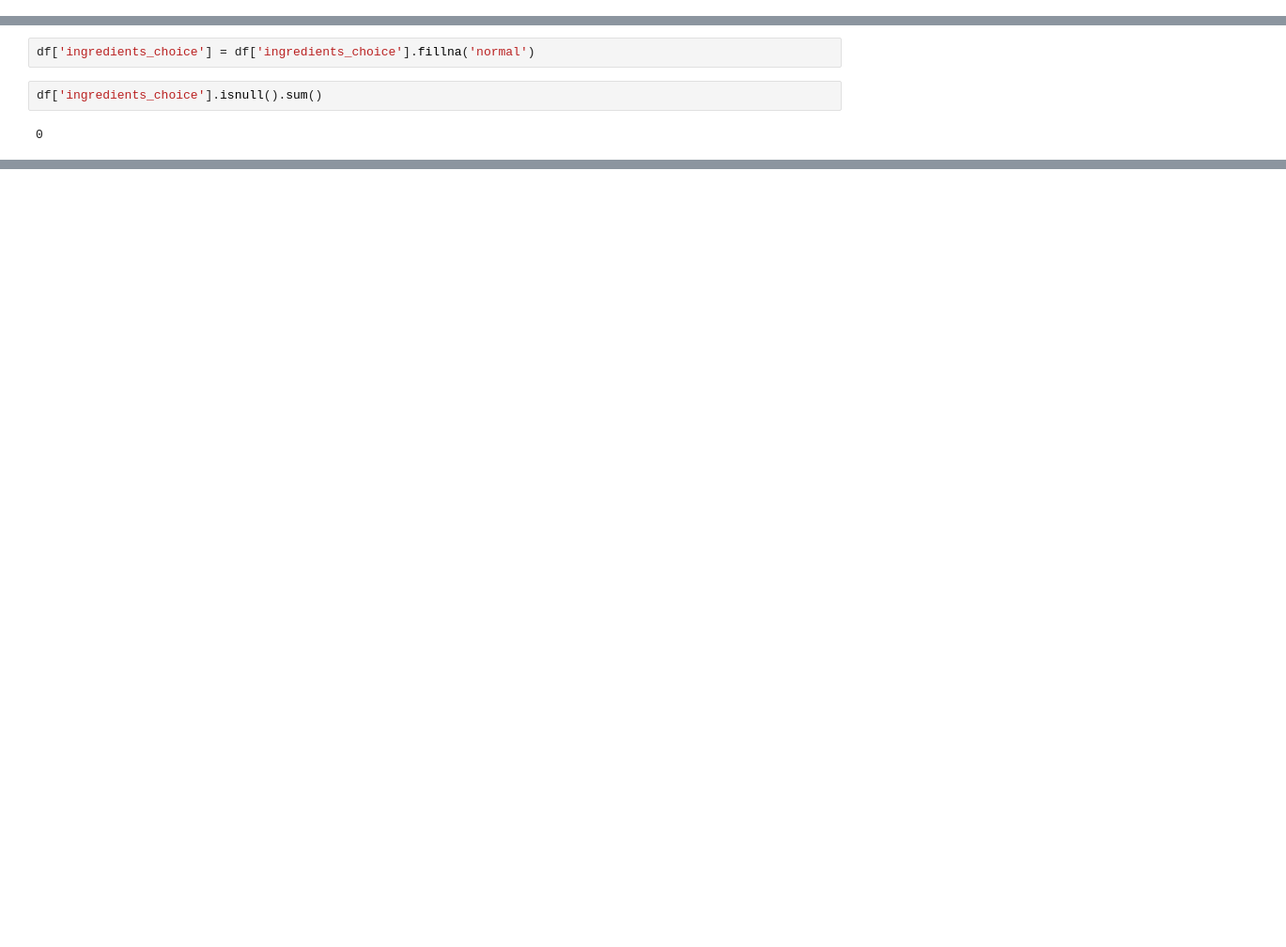
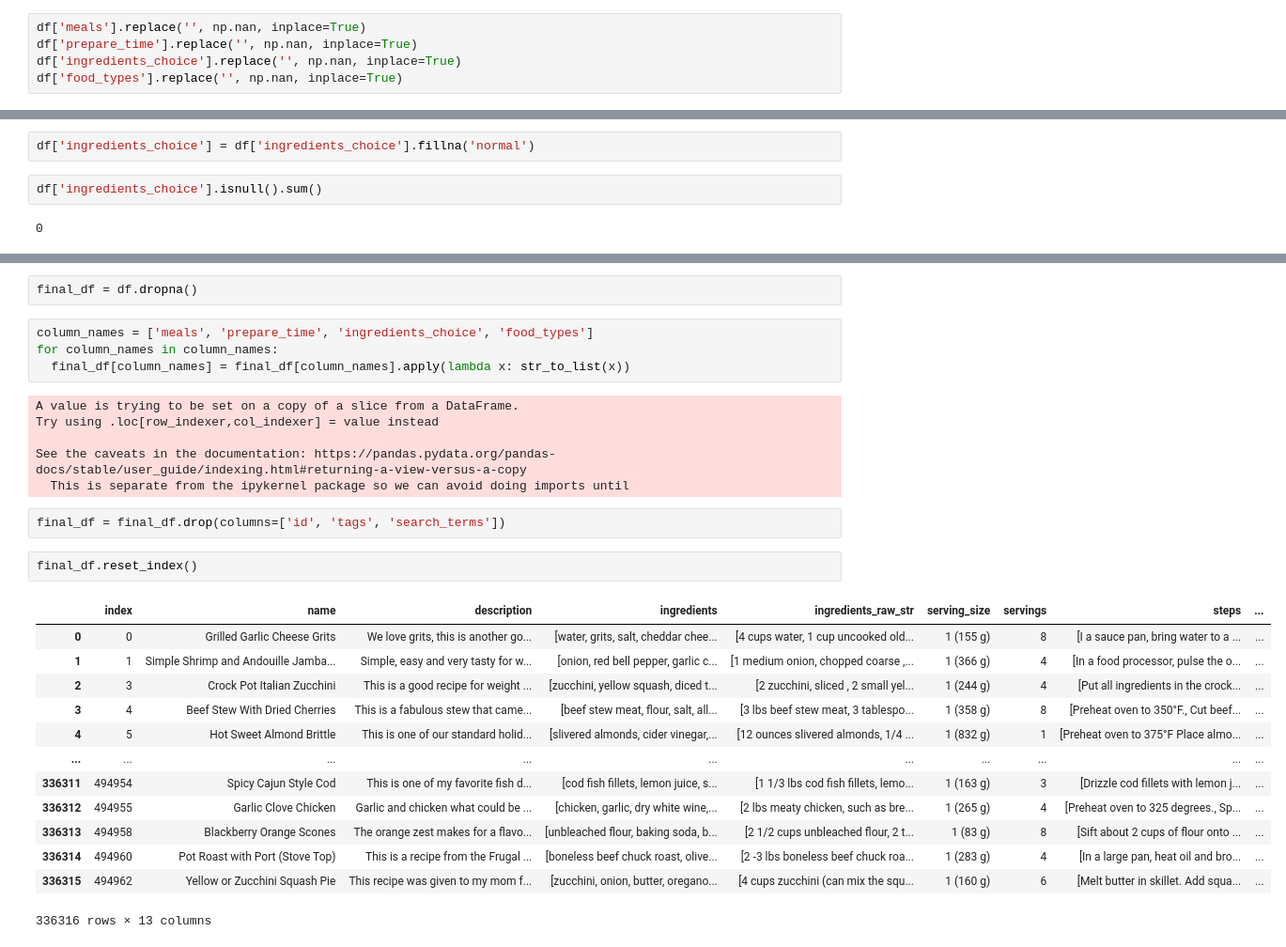
Before and after one commit to dheeruymv/food_4_all, a Jupyter notebook: clean_data.ipynb, the cells around one changed output, grey strips where cells are left out. Shown at 94% size. Cells and saved outputs as stored; diff of their text form; blank space fills up the shorter version.

```diff
--- a/clean_data.ipynb
+++ b/clean_data.ipynb
@@ -116,3 +137,8 @@ df
+# %%
+df['meals'].replace('', np.nan, inplace=True)
+df['prepare_time'].replace('', np.nan, inplace=True)
+df['ingredients_choice'].replace('', np.nan, inplace=True)
+df['food_types'].replace('', np.nan, inplace=True)
 # %%
 df['meals'].isnull().sum()
 # %% [output]
@@ -151,0 +164,30 @@ df['food_types'].isnull().sum()
+# %%
+final_df = df.dropna()
+# %%
+column_names = ['meals', 'prepare_time', 'ingredients_choice', 'food_types']
+for column_names in column_names:
+  final_df[column_names] = final_df[column_names].apply(lambda x: str_to_list(x))
+# %% [output]
+A value is trying to be set on a copy of a slice from a DataFrame.
+Try using .loc[row_indexer,col_indexer] = value instead
+
+See the caveats in the documentation: https://pandas.pydata.org/pandas-docs/stable/user_guide/indexing.html#returning-a-view-versus-a-copy
+  This is separate from the ipykernel package so we can avoid doing imports until
+# %%
+final_df = final_df.drop(columns=['id', 'tags', 'search_terms'])
+# %%
+final_df.reset_index()
+# %% [output]
+|  | index | name | description | ingredients | ingredients_raw_str | serving_size | servings | steps | ... |
+| 0 | 0 | Grilled Garlic Cheese Grits | We love grits, this is another go... | [water, grits, salt, cheddar chee... | [4 cups water, 1 cup uncooked old... | 1 (155 g) | 8 | [I a sauce pan, bring water to a ... | ... |
+| 1 | 1 | Simple Shrimp and Andouille Jamba... | Simple, easy and very tasty for w... | [onion, red bell pepper, garlic c... | [1 medium onion, chopped coarse ,... | 1 (366 g) | 4 | [In a food processor, pulse the o... | ... |
+| 2 | 3 | Crock Pot Italian Zucchini | This is a good recipe for weight ... | [zucchini, yellow squash, diced t... | [2 zucchini, sliced , 2 small yel... | 1 (244 g) | 4 | [Put all ingredients in the crock... | ... |
+| 3 | 4 | Beef Stew With Dried Cherries | This is a fabulous stew that came... | [beef stew meat, flour, salt, all... | [3 lbs beef stew meat, 3 tablespo... | 1 (358 g) | 8 | [Preheat oven to 350°F., Cut beef... | ... |
+| 4 | 5 | Hot Sweet Almond Brittle | This is one of our standard holid... | [slivered almonds, cider vinegar,... | [12 ounces slivered almonds, 1/4 ... | 1 (832 g) | 1 | [Preheat oven to 375°F Place almo... | ... |
+| ... | ... | ... | ... | ... | ... | ... | ... | ... | ... |
+| 336311 | 494954 | Spicy Cajun Style Cod | This is one of my favorite fish d... | [cod fish fillets, lemon juice, s... | [1 1/3 lbs cod fish fillets, lemo... | 1 (163 g) | 3 | [Drizzle cod fillets with lemon j... | ... |
+| 336312 | 494955 | Garlic Clove Chicken | Garlic and chicken what could be ... | [chicken, garlic, dry white wine,... | [2 lbs meaty chicken, such as bre... | 1 (265 g) | 4 | [Preheat oven to 325 degrees., Sp... | ... |
+| 336313 | 494958 | Blackberry Orange Scones | The orange zest makes for a flavo... | [unbleached flour, baking soda, b... | [2 1/2 cups unbleached flour, 2 t... | 1 (83 g) | 8 | [Sift about 2 cups of flour onto ... | ... |
+| 336314 | 494960 | Pot Roast with Port (Stove Top) | This is a recipe from the Frugal ... | [boneless beef chuck roast, olive... | [2 -3 lbs boneless beef chuck roa... | 1 (283 g) | 4 | [In a large pan, heat oil and bro... | ... |
+| 336315 | 494962 | Yellow or Zucchini Squash Pie | This recipe was given to my mom f... | [zucchini, onion, butter, oregano... | [4 cups zucchini (can mix the squ... | 1 (160 g) | 6 | [Melt butter in skillet. Add squa... | ... |
+336316 rows × 13 columns
```
Also changed, not shown: parts of 13 cells of this notebook.
